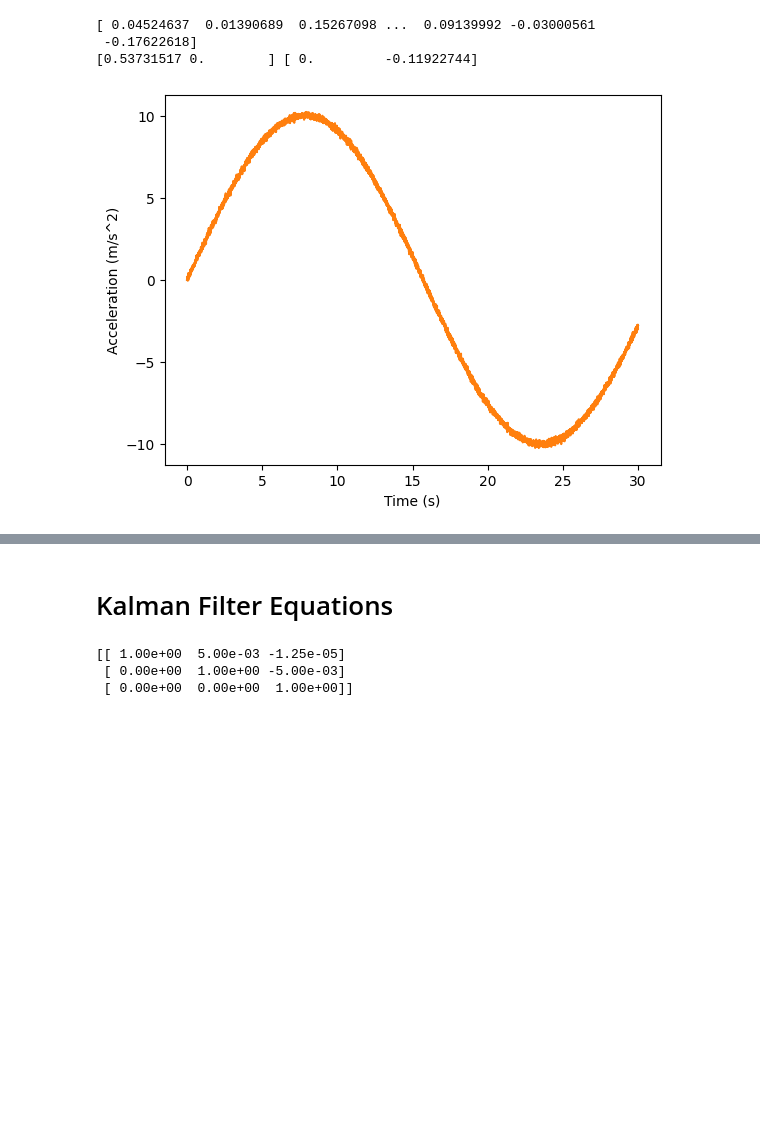
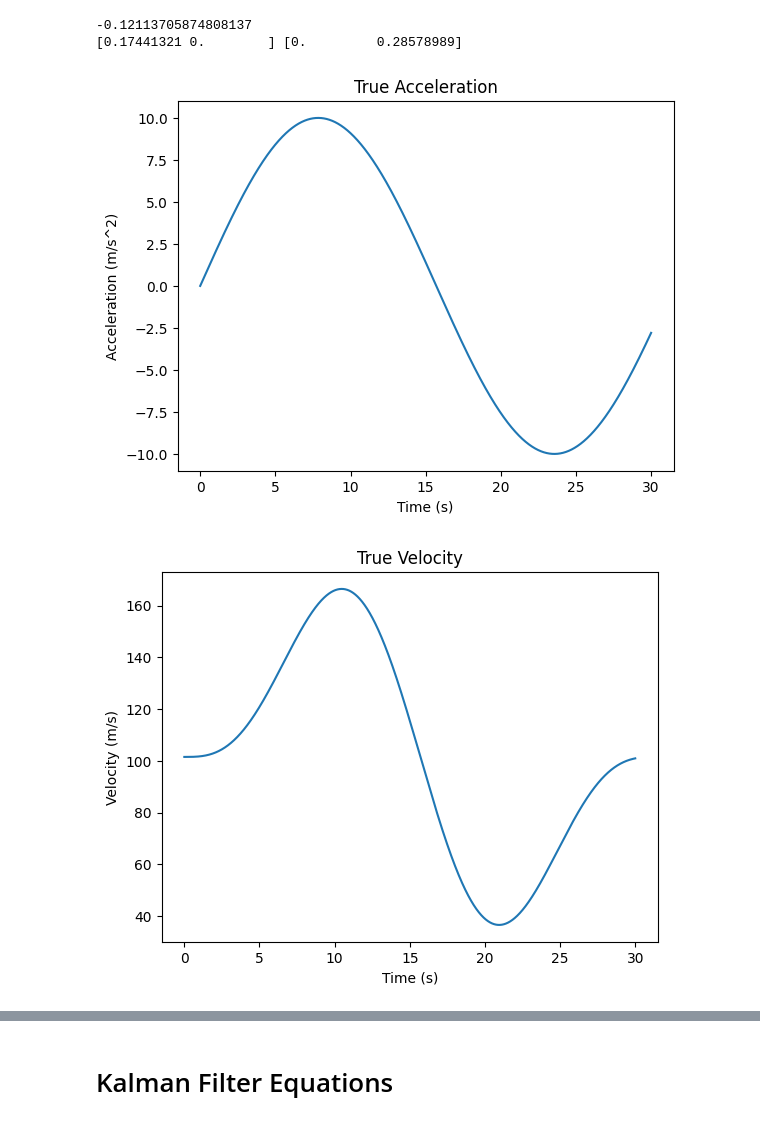
Before and after one commit to ax90l0tl/MAE-271A, a Jupyter notebook: main.ipynb, the cells around one changed output, grey strips where cells are left out. Drawn from its saved outputs; the diff is of its cells as text; code cells hidden in the pictures; blank space fills up the shorter version.

```diff
--- a/main.ipynb
+++ b/main.ipynb
@@ -26,15 +35,20 @@ def p_c(dt, p_c_0, v_c_0, a_c_0):
 # %%
 w = 0.2 # rad/s
 sample_rate = 200.0 # Hz
-dt = 1/sample_rate
+dt = 1.0/sample_rate
 num_samples = int(30/dt) + 1
 V = 0.0004 # (m/s^2)^2
 
-b_a = np.random.normal(0, np.sqrt(0.01), num_samples)
+b_a = np.random.normal(0, np.sqrt(0.01))
 omega = np.random.normal(0, np.sqrt(V), num_samples)
 
-v_0 = np.random.normal(100, np.sqrt(1))
-p_0 = np.random.normal(0, np.sqrt(10))
+p_mean_0 = 0.0
+v_mean_0 = 100.0
+M_p_0 = 10.0
+M_v_0 = 1.0
+
+v_0 = np.random.normal(v_mean_0, np.sqrt(M_v_0))
+p_0 = np.random.normal(p_mean_0, np.sqrt(M_p_0))
 
 [n1i, n2i] = np.random.normal(np.array([0, 0]).T, np.sqrt([[1, 0], [0, 0.04]]))
 print(b_a)
@@ -44,15 +58,33 @@ t = np.linspace(0, 30, num=int(30/dt) + 1, endpoint=True)
 a_truth = a(t, w)
 a_model = a_c(a_truth, b_a, omega)
 
-
-plt.figure()
-plt.plot(t, a_truth)
-plt.plot(t, a_model)
-plt.xlabel("Time (s)")
-plt.ylabel("Acceleration (m/s^2)")
-plt.show()
+v_truth = v(t, a_truth, w, v_0)
+x_truth = p(t, a_truth, w, v_0, p_0)
 # %% [output]
-[ 0.04524637  0.01390689  0.15267098 ...  0.09139992 -0.03000561
- -0.17622618]
-[0.53731517 0.        ] [ 0.         -0.11922744]
+-0.12113705874808137
+[0.17441321 0.        ] [0.         0.28578989]
-[figure, removed]
+# %%
+plt.figure()
+plt.plot(t, a_truth)
+# plt.plot(t, a_model)
+plt.xlabel("Time (s)")
+plt.ylabel("Acceleration (m/s^2)")
+plt.title("True Acceleration")
+plt.show()
+
+plt.figure()
+plt.plot(t, v_truth)
+plt.xlabel("Time (s)")
+plt.ylabel("Velocity (m/s)")
+plt.title("True Velocity")
+plt.show()
+
+plt.figure()
+plt.plot(t, x_truth)
+plt.xlabel("Time (s)")
+plt.ylabel("Position (m)")
+plt.title("True Position")
+plt.show()
+# %% [output]
+[figure, added]
+[figure, added]
@@ -76,7 +109,3 @@ phi = np.array([[1, dt, -dt**2/2],
                 [0, 0, 1]])
 
 gamma = np.array([[dt**2/2, dt, 0]]).T
-# %% [output]
-[[ 1.00e+00  5.00e-03 -1.25e-05]
- [ 0.00e+00  1.00e+00 -5.00e-03]
- [ 0.00e+00  0.00e+00  1.00e+00]]
```
Also changed, not shown: parts of 2 cells of this notebook.
